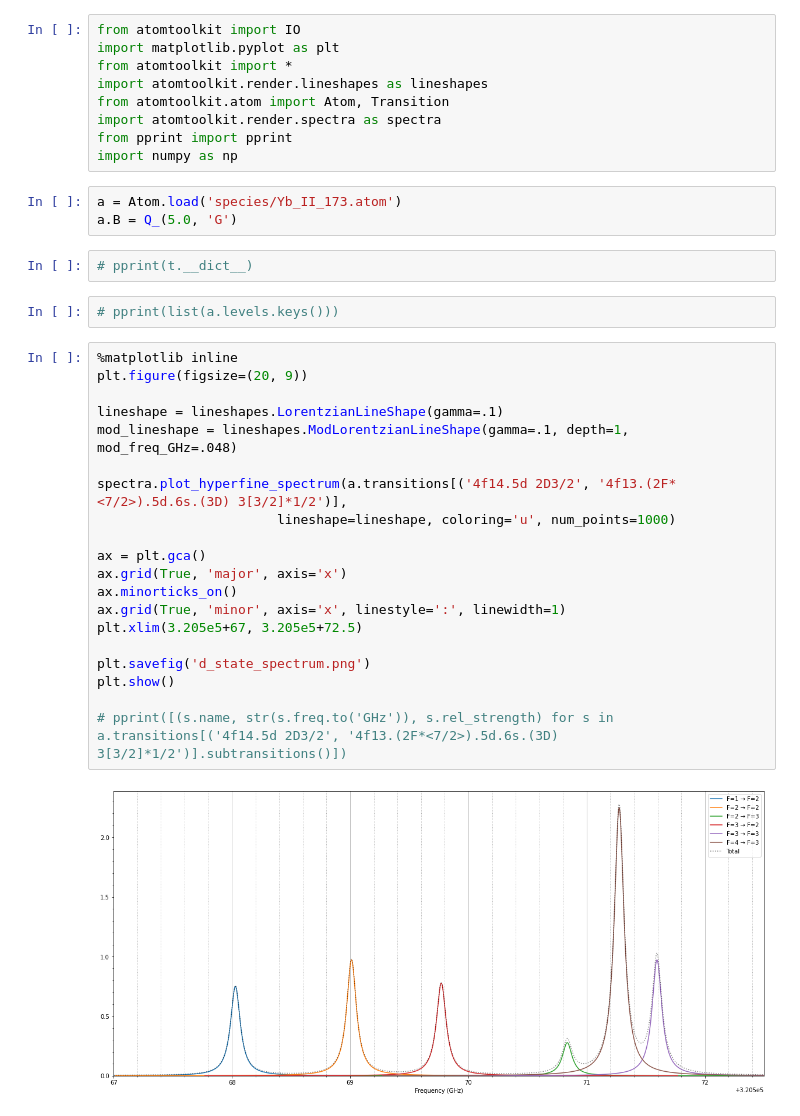
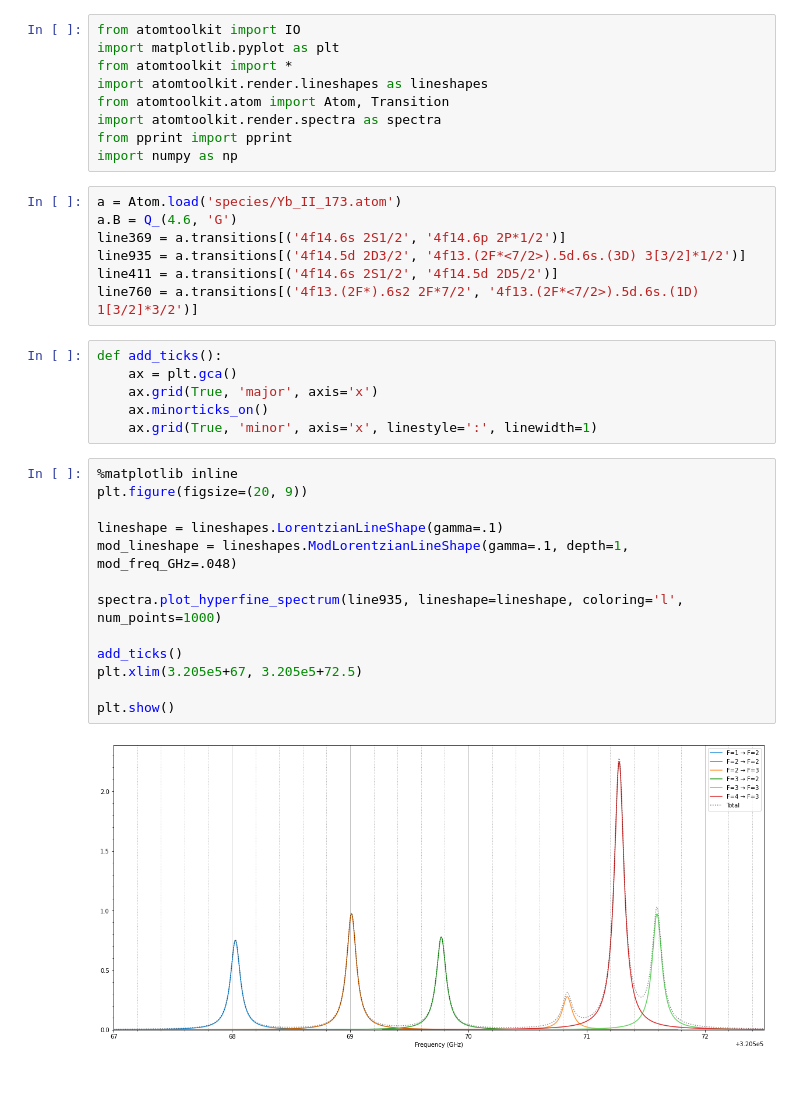
Before and after one commit to thomasdellaert/Atom-Toolkit, a Jupyter notebook: spectra.ipynb, the cells around one changed output. Cells and saved outputs as stored; diff of their text form; blank space fills up the shorter version.

```diff
--- a/spectra.ipynb
+++ b/spectra.ipynb
@@ -9,32 +9,31 @@ from pprint import pprint
 import numpy as np
 # %%
 a = Atom.load('species/Yb_II_173.atom')
-a.B = Q_(5.0, 'G')
+a.B = Q_(4.6, 'G')
+line369 = a.transitions[('4f14.6s 2S1/2', '4f14.6p 2P*1/2')]
+line935 = a.transitions[('4f14.5d 2D3/2', '4f13.(2F*<7/2>).5d.6s.(3D) 3[3/2]*1/2')]
+line411 = a.transitions[('4f14.6s 2S1/2', '4f14.5d 2D5/2')]
+line760 = a.transitions[('4f13.(2F*).6s2 2F*7/2', '4f13.(2F*<7/2>).5d.6s.(1D) 1[3/2]*3/2')]
-# %%
-# pprint(t.__dict__)
-# %%
-# pprint(list(a.levels.keys()))
+# %%
+def add_ticks():
+    ax = plt.gca()
+    ax.grid(True, 'major', axis='x')
+    ax.minorticks_on()
+    ax.grid(True, 'minor', axis='x', linestyle=':', linewidth=1)
 # %%
 %matplotlib inline
 plt.figure(figsize=(20, 9))
 
 lineshape = lineshapes.LorentzianLineShape(gamma=.1)
 mod_lineshape = lineshapes.ModLorentzianLineShape(gamma=.1, depth=1, mod_freq_GHz=.048)
 
-spectra.plot_hyperfine_spectrum(a.transitions[('4f14.5d 2D3/2', '4f13.(2F*<7/2>).5d.6s.(3D) 3[3/2]*1/2')],
-                       lineshape=lineshape, coloring='u', num_points=1000)
+spectra.plot_hyperfine_spectrum(line935, lineshape=lineshape, coloring='l', num_points=1000)
 
-ax = plt.gca()
-ax.grid(True, 'major', axis='x')
-ax.minorticks_on()
-ax.grid(True, 'minor', axis='x', linestyle=':', linewidth=1)
+add_ticks()
 plt.xlim(3.205e5+67, 3.205e5+72.5)
 
-plt.savefig('d_state_spectrum.png')
 plt.show()
-
-# pprint([(s.name, str(s.freq.to('GHz')), s.rel_strength) for s in a.transitions[('4f14.5d 2D3/2', '4f13.(2F*<7/2>).5d.6s.(3D) 3[3/2]*1/2')].subtransitions()])
 # %% [output]
-[figure, old version]
+[figure, new version]
 # %%
 %matplotlib inline
```
Also changed, not shown: parts of 5 cells of this notebook, 2 other files.
